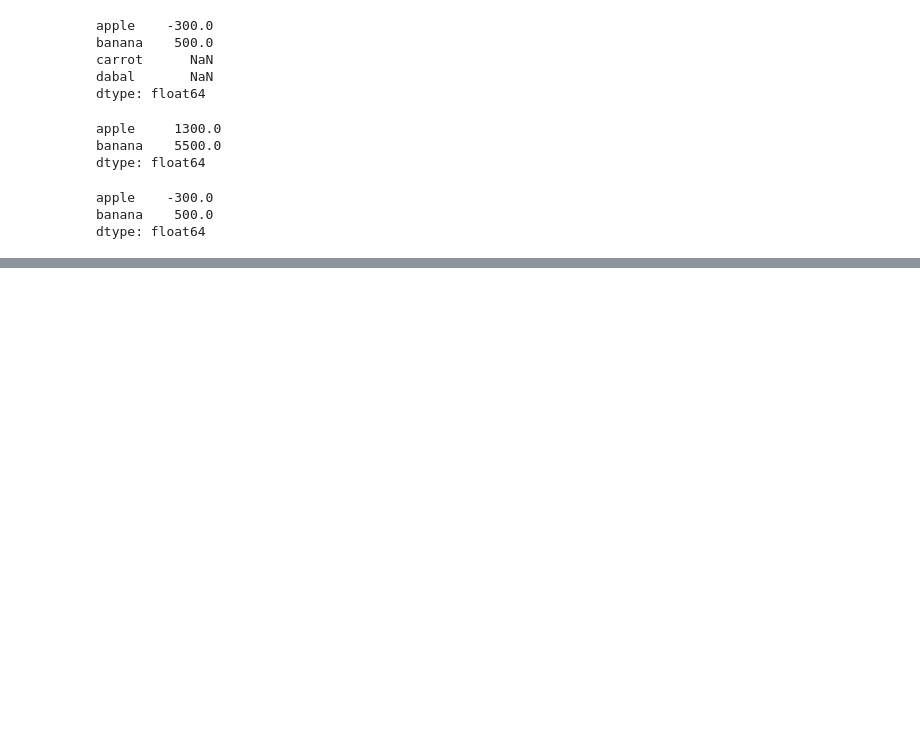
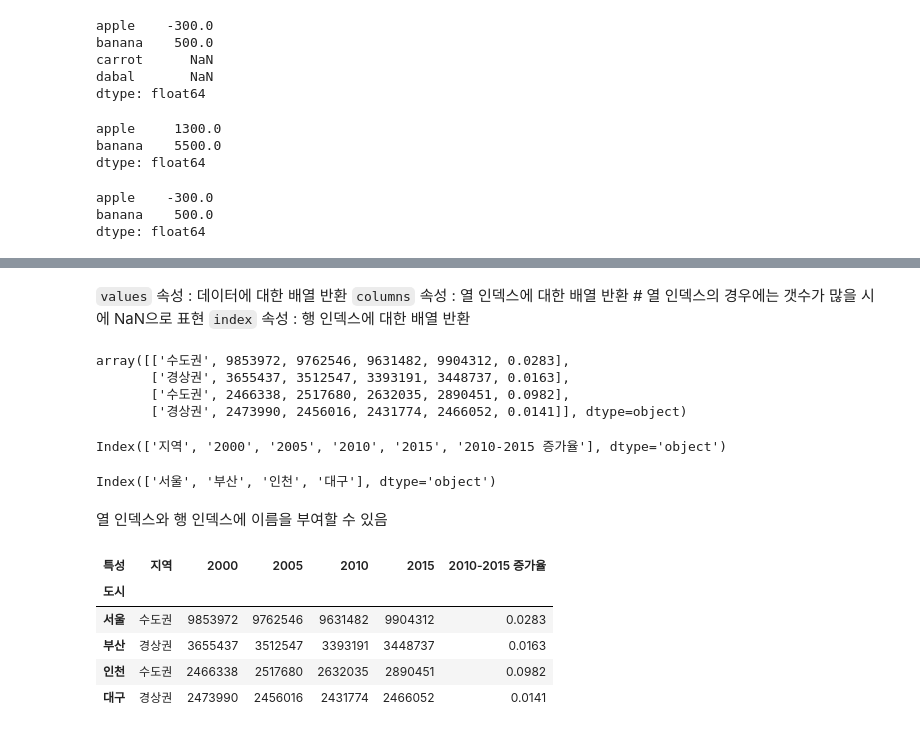
Before and after one commit to devKMC/python, a Jupyter notebook: pandas_data_analysis/pandas_class.ipynb, the cells around one changed output, grey strips where cells are left out. Drawn from its saved outputs; the diff is of its cells as text; code cells hidden in the pictures; blank space fills up the shorter version.

```diff
--- a/pandas_data_analysis/pandas_class.ipynb
+++ b/pandas_data_analysis/pandas_class.ipynb
@@ -429,0 +447,14 @@ dtype: float64
+# %%
+columns = ['지역','2000','2005','2010','2015','2010-2015 증가율']
+index = ['서울','부산','인천','대구']
+data = {
+    '2015':[9904312, 3448737, 2890451, 2466052],
+    '2010':[9631482, 3393191, 2632035, 2431774],
+    '2005':[9762546, 3512547, 2517680, 2456016],
+    '2000':[9853972, 3655437, 2466338, 2473990],
+    '지역':["수도권", "경상권", "수도권", "경상권"],
+    '2010-2015 증가율': [0.0283, 0.0163, 0.0982, 0.0141]
+}
+
+df = pd.DataFrame(data, index= index , columns = columns)
+df
@@ -429,0 +467,32 @@ dtype: float64
+# %% [markdown]
+`values` 속성 : 데이터에 대한 배열 반환
+`columns` 속성 : 열 인덱스에 대한 배열 반환    # 열 인덱스의 경우에는 갯수가 많을 시에 NaN으로 표현
+`index`  속성 : 행 인덱스에 대한 배열 반환
+# %%
+df.values
+# %% [output]
+array([['수도권', 9853972, 9762546, 9631482, 9904312, 0.0283],
+       ['경상권', 3655437, 3512547, 3393191, 3448737, 0.0163],
+       ['수도권', 2466338, 2517680, 2632035, 2890451, 0.0982],
+       ['경상권', 2473990, 2456016, 2431774, 2466052, 0.0141]], dtype=object)
+# %%
+df.columns
+# %% [output]
+Index(['지역', '2000', '2005', '2010', '2015', '2010-2015 증가율'], dtype='object')
+# %%
+df.index
+# %% [output]
+Index(['서울', '부산', '인천', '대구'], dtype='object')
+# %% [markdown]
+열 인덱스와 행 인덱스에 이름을 부여할 수 있음
+# %%
+df.index.name = '도시'
+df.columns.name = '특성'
+df
+# %% [output]
+| 특성 | 지역 | 2000 | 2005 | 2010 | 2015 | 2010-2015 증가율 |
+| 도시 |  |  |  |  |  |  |
+| 서울 | 수도권 | 9853972 | 9762546 | 9631482 | 9904312 | 0.0283 |
+| 부산 | 경상권 | 3655437 | 3512547 | 3393191 | 3448737 | 0.0163 |
+| 인천 | 수도권 | 2466338 | 2517680 | 2632035 | 2890451 | 0.0982 |
+| 대구 | 경상권 | 2473990 | 2456016 | 2431774 | 2466052 | 0.0141 |
```
Also changed, not shown: parts of 10 cells of this notebook, 1 other file.
